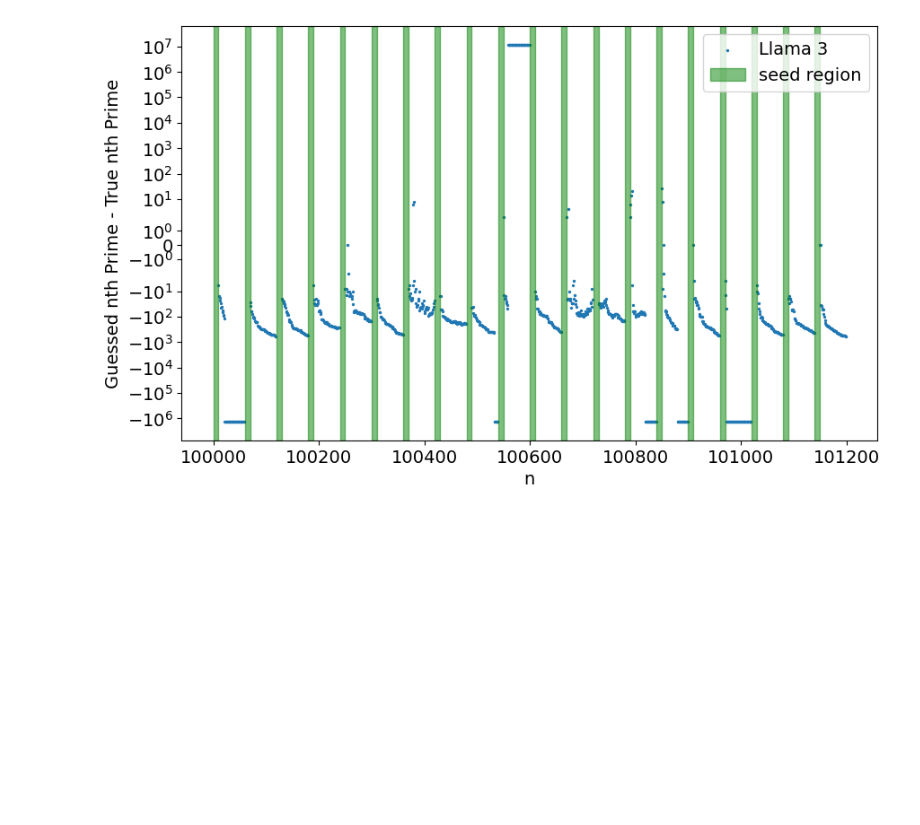
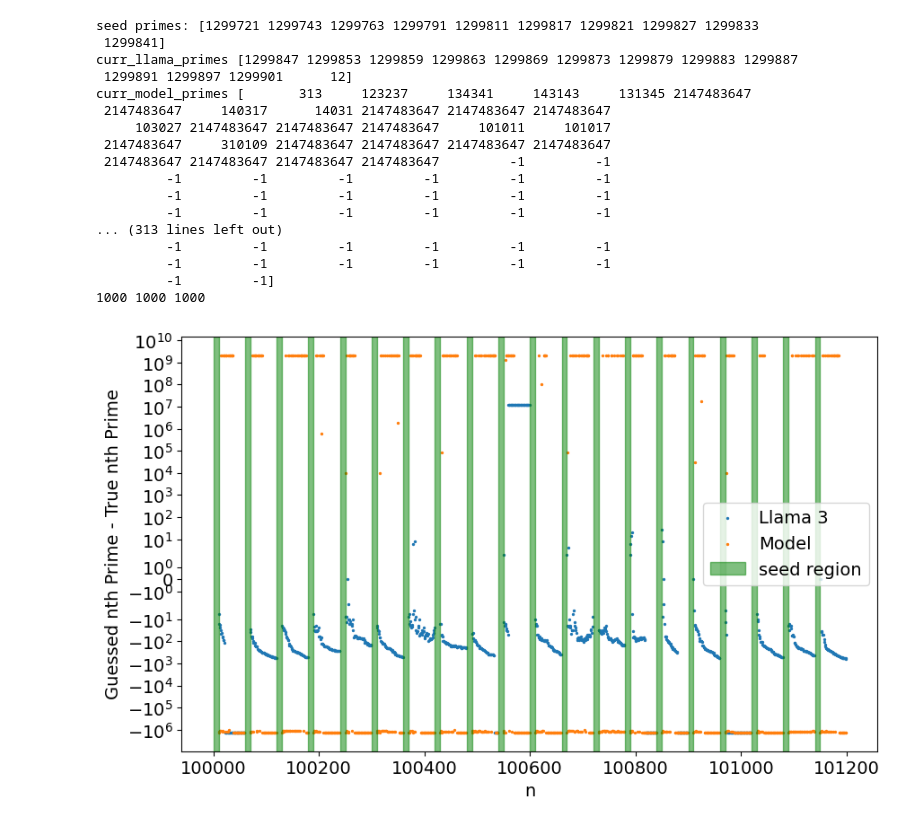
Before and after one commit to leehagaman/prime_guesser, a Jupyter notebook: prime_guess_testing_multi.ipynb, the cells around one changed output. Cells and saved outputs as stored; diff of their text form; code cells hidden in the pictures; blank space fills up the shorter version.

Commit message:
cleaned up model generation

```diff
--- a/prime_guess_testing_multi.ipynb
+++ b/prime_guess_testing_multi.ipynb
@@ -25,8 +25,10 @@ all_real_primes_n = []
 all_real_primes = []
 all_llama_primes_n = []
 all_llama_primes = []
+all_model_primes_n = []
+all_model_primes = []
 
-for test_i in range(num_tests):
+for test_i in tqdm(range(num_tests)):
 
     curr_real_primes = full_primes[testing_seed_end_ns[test_i]:testing_seed_end_ns[test_i] + output_count]
 
@@ -40,9 +42,15 @@ for test_i in range(num_tests):
 
     curr_prompt = preprompt + ", ".join([str(p) for p in curr_seed_primes]) + ","
     curr_llama_primes = get_llama_primes(curr_prompt, max_output_count=output_count, print_stream=False)
+
     if len(curr_llama_primes) < output_count:
         curr_llama_primes = np.append(curr_llama_primes, np.full(output_count - len(curr_llama_primes), -1))
     curr_llama_primes_n = np.arange(curr_seed_end_n, curr_seed_end_n + output_count)
+
+    curr_model_primes = get_model_primes(max_output_count=output_count, max_new_tokens=1000, temperature=0.01, seed_primes=curr_seed_primes)
+    if len(curr_model_primes) < output_count:
+        curr_model_primes = np.append(curr_model_primes, np.full(output_count - len(curr_model_primes), -1))
+    curr_model_primes_n = np.arange(curr_seed_end_n, curr_seed_end_n + output_count)
 
     all_seed_primes_n += list(curr_seed_primes_n)
     all_seed_primes += list(curr_seed_primes)
@@ -50,11 +58,8 @@ for test_i in range(num_tests):
     all_real_primes += list(curr_real_primes)
     all_llama_primes_n += list(curr_llama_primes_n)
     all_llama_primes += list(curr_llama_primes)
-
-    #print("curr_seed_primes", curr_seed_primes)
-    #print("\ncurr_real_primes", curr_real_primes)
-    #print("curr_llama_primes", curr_llama_primes)
-
+    all_model_primes_n += list(curr_model_primes_n)
+    all_model_primes += list(curr_model_primes)
 
     individual_plots = False
     if individual_plots:
@@ -63,6 +68,7 @@ for test_i in range(num_tests):
         plt.plot(curr_seed_primes_n, curr_seed_primes, label='Seed Primes', color='g')
         plt.plot(curr_real_primes_n, curr_real_primes, label='Real Primes', color='k')
         plt.plot(curr_llama_primes_n, curr_llama_primes, label='Llama 3 Guesses', color='b')
+        plt.plot(curr_model_primes_n, curr_model_primes, label='Model Guesses', color='r')
         plt.legend()
         plt.xlabel('n')
         plt.ylabel("nth Prime")
@@ -70,31 +76,53 @@ for test_i in range(num_tests):
 
         plt.figure()
         plt.plot(curr_llama_primes_n, curr_llama_primes - curr_real_primes)
         plt.xlabel('n')
         plt.ylabel("Llama 3 Guess nth Prime - True nth Prime")
         plt.yscale('symlog')
         plt.show()
 
 all_seed_primes_n = np.array(all_seed_primes_n)
 all_seed_primes = np.array(all_seed_primes)
 all_real_primes_n = np.array(all_real_primes_n)
 all_real_primes = np.array(all_real_primes)
 all_llama_primes_n = np.array(all_llama_primes_n)
 all_llama_primes = np.array(all_llama_primes)
+all_model_primes_n = np.array(all_model_primes_n)
+all_model_primes = np.array(all_model_primes)
 
 mpl.rcParams['font.size'] = 14
 
+print(len(all_model_primes_n), len(all_model_primes), len(all_real_primes))
+
 plt.figure(figsize=(10, 6))
 plt.scatter(all_llama_primes_n, all_llama_primes - all_real_primes, s=2, label='Llama 3')
+plt.scatter(all_model_primes_n, all_model_primes - all_real_primes, s=2, label='Model')
 plt.xlabel('n')
 plt.ylabel("Guessed nth Prime - True nth Prime")
 plt.yscale('symlog')
 for i in range(num_tests):
     if i == 0:
         plt.axvspan(testing_seed_start_ns[i], testing_seed_end_ns[i], color='g', alpha=0.5, label="seed region")
     else:
         plt.axvspan(testing_seed_start_ns[i], testing_seed_end_ns[i], color='g', alpha=0.5)
 plt.legend()
 plt.show()
 # %% [output]
+seed primes: [1299721 1299743 1299763 1299791 1299811 1299817 1299821 1299827 1299833
+ 1299841]
+curr_llama_primes [1299847 1299853 1299859 1299863 1299869 1299873 1299879 1299883 1299887
+ 1299891 1299897 1299901      12]
+curr_model_primes [       313     123237     134341     143143     131345 2147483647
+ 2147483647     140317      14031 2147483647 2147483647 2147483647
+     103027 2147483647 2147483647 2147483647     101011     101017
+ 2147483647     310109 2147483647 2147483647 2147483647 2147483647
+ 2147483647 2147483647 2147483647 2147483647         -1         -1
+         -1         -1         -1         -1         -1         -1
+         -1         -1         -1         -1         -1         -1
+         -1         -1         -1         -1         -1         -1
+... (313 lines left out)
+         -1         -1         -1         -1         -1         -1
+         -1         -1         -1         -1         -1         -1
+         -1         -1]
+1000 1000 1000
-[figure, old version]
+[figure, new version]
```
Also changed, not shown: parts of 1 cell of this notebook, 7 other files.
